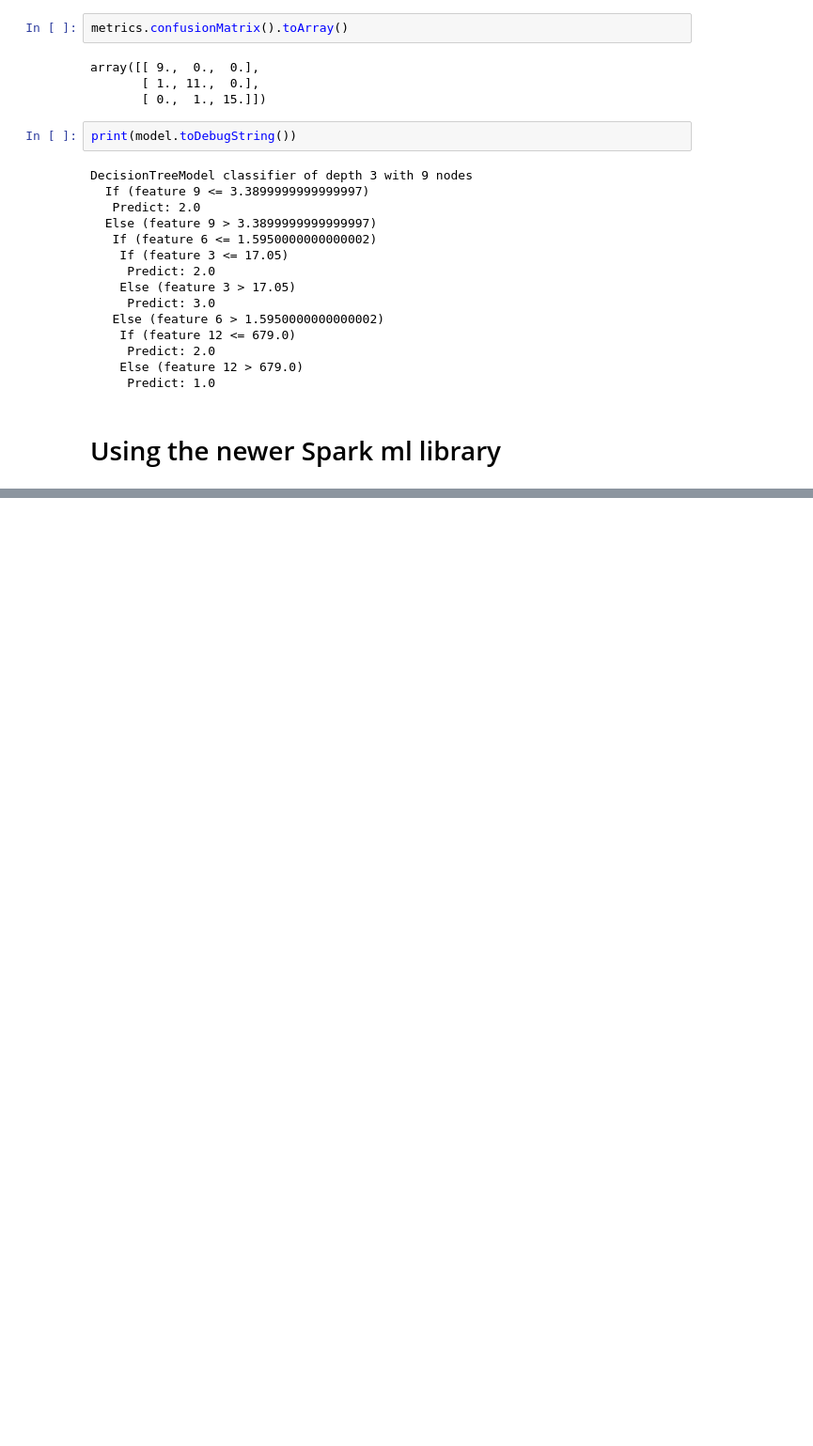
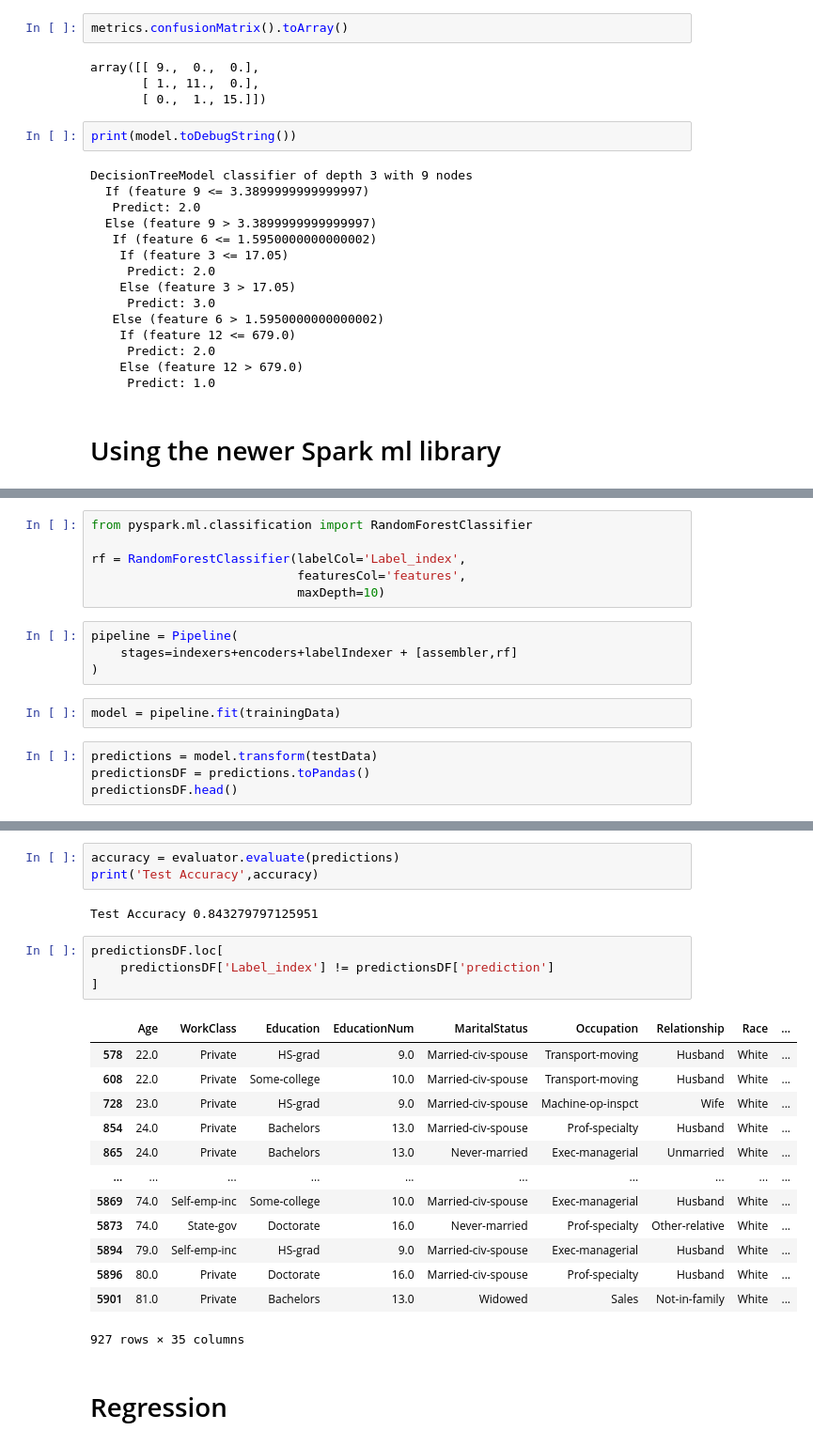
Before and after one commit to manojmanivannan/ApacheSparkEssentials, a Jupyter notebook: ML_SparkByPluralsight.ipynb, the cells around one changed output, grey strips where cells are left out. Shown at 94% size. Saved outputs shown, nothing was run; the diff lists cells and outputs as text; blank space fills up the shorter version.

```diff
--- a/ML_SparkByPluralsight.ipynb
+++ b/ML_SparkByPluralsight.ipynb
@@ -253,0 +598,16 @@ DecisionTreeModel classifier of depth 3 with 9 nodes
+# %%
+from pyspark.ml.classification import RandomForestClassifier
+
+rf = RandomForestClassifier(labelCol='Label_index',
+                            featuresCol='features',
+                            maxDepth=10)
+# %%
+pipeline = Pipeline(
+    stages=indexers+encoders+labelIndexer + [assembler,rf]
+)
+# %%
+model = pipeline.fit(trainingData)
+# %%
+predictions = model.transform(testData)
+predictionsDF = predictions.toPandas()
+predictionsDF.head()
@@ -253,0 +632,25 @@ DecisionTreeModel classifier of depth 3 with 9 nodes
+# %%
+accuracy = evaluator.evaluate(predictions)
+print('Test Accuracy',accuracy)
+# %% [output]
+Test Accuracy 0.843279797125951
+# %%
+predictionsDF.loc[
+    predictionsDF['Label_index'] != predictionsDF['prediction']
+]
+# %% [output]
+|  | Age | WorkClass | Education | EducationNum | MaritalStatus | Occupation | Relationship | Race | ... |
+| 578 | 22.0 | Private | HS-grad | 9.0 | Married-civ-spouse | Transport-moving | Husband | White | ... |
+| 608 | 22.0 | Private | Some-college | 10.0 | Married-civ-spouse | Transport-moving | Husband | White | ... |
+| 728 | 23.0 | Private | HS-grad | 9.0 | Married-civ-spouse | Machine-op-inspct | Wife | White | ... |
+| 854 | 24.0 | Private | Bachelors | 13.0 | Married-civ-spouse | Prof-specialty | Husband | White | ... |
+| 865 | 24.0 | Private | Bachelors | 13.0 | Never-married | Exec-managerial | Unmarried | White | ... |
+| ... | ... | ... | ... | ... | ... | ... | ... | ... | ... |
+| 5869 | 74.0 | Self-emp-inc | Some-college | 10.0 | Married-civ-spouse | Exec-managerial | Husband | White | ... |
+| 5873 | 74.0 | State-gov | Doctorate | 16.0 | Never-married | Prof-specialty | Other-relative | White | ... |
+| 5894 | 79.0 | Self-emp-inc | HS-grad | 9.0 | Married-civ-spouse | Exec-managerial | Husband | White | ... |
+| 5896 | 80.0 | Private | Doctorate | 16.0 | Married-civ-spouse | Prof-specialty | Husband | White | ... |
+| 5901 | 81.0 | Private | Bachelors | 13.0 | Widowed | Sales | Not-in-family | White | ... |
+927 rows × 35 columns
+# %% [markdown]
+# Regression
```
Also changed, not shown: parts of 51 cells of this notebook.
